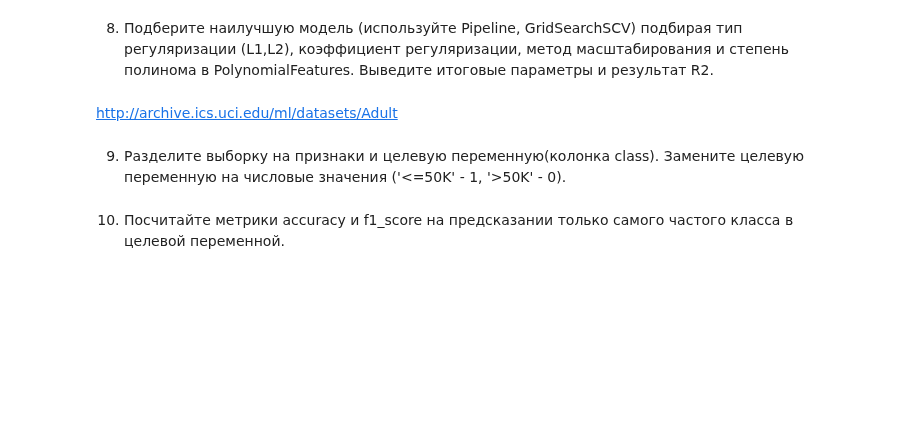
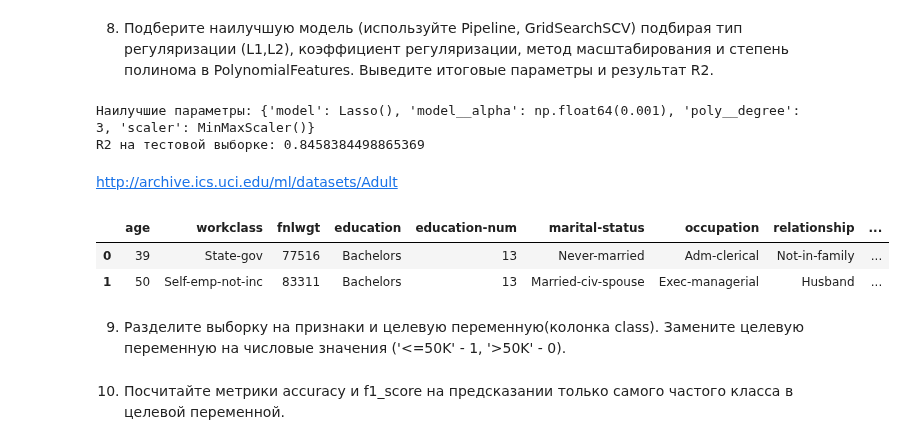
Before and after one commit to Vladislav-7-AV/teach-scool-ds, a Jupyter notebook: Hometask-M3/ML_1-2/ML_2_HW_Alekseev_Vladislav_Viktorovich.ipynb, the cells around one changed output. Saved outputs shown, nothing was run; the diff lists cells and outputs as text; code cells hidden in the pictures; blank space fills up the shorter version.

```diff
--- a/Hometask-M3/ML_1-2/ML_2_HW_Alekseev_Vladislav_Viktorovich.ipynb
+++ b/Hometask-M3/ML_1-2/ML_2_HW_Alekseev_Vladislav_Viktorovich.ipynb
@@ -291,8 +296,43 @@ results_regression
+# %%
+# Масштабирование данных
+scaler = StandardScaler()
+poly = PolynomialFeatures(degree=2, interaction_only=False, include_bias=False)
+
+# Создание пайплайна
+pipe = Pipeline([('scaler', scaler), ('poly', poly), ('model', Ridge())])
+
+# Подбор параметров с использованием GridSearchCV
+param_grid = {
+    'model': [Ridge(), Lasso()],
+    'scaler': [StandardScaler(), MinMaxScaler()],
+    'poly__degree': [1, 2, 3],
+    'model__alpha': np.logspace(-5, 5, 11)
+}
+grid_search = GridSearchCV(pipe, param_grid, cv=5)
+grid_search.fit(X_train, y_train)
+
+# Вывод наилучших параметров
+print('Наилучшие параметры:', grid_search.best_params_)
+
+# Предсказание на тестовых данных
+best_model = grid_search.best_estimator_
+y_pred = best_model.predict(X_test)
+
+# Вычисление R2 на тестовой выборке
+r2 = r2_score(y_test, y_pred)
+print('R2 на тестовой выборке:', r2)
+# %% [output]
+Наилучшие параметры: {'model': Lasso(), 'model__alpha': np.float64(0.001), 'poly__degree': 3, 'scaler': MinMaxScaler()}
+R2 на тестовой выборке: 0.8458384498865369
 # %% [markdown]
 http://archive.ics.uci.edu/ml/datasets/Adult
 # %%
 data = pd.read_csv('adult.csv')
-data.head()
+data.head(2)
+# %% [output]
+|  | age | workclass | fnlwgt | education | education-num | marital-status | occupation | relationship | ... |
+| 0 | 39 | State-gov | 77516 | Bachelors | 13 | Never-married | Adm-clerical | Not-in-family | ... |
+| 1 | 50 | Self-emp-not-inc | 83311 | Bachelors | 13 | Married-civ-spouse | Exec-managerial | Husband | ... |
 # %% [markdown]
 9. Разделите выборку на признаки и целевую переменную(колонка class). Замените целевую переменную на числовые значения ('<=50K' - 1, '>50K' - 0).
 # %%
```
Also changed, not shown: parts of 7 cells of this notebook.
